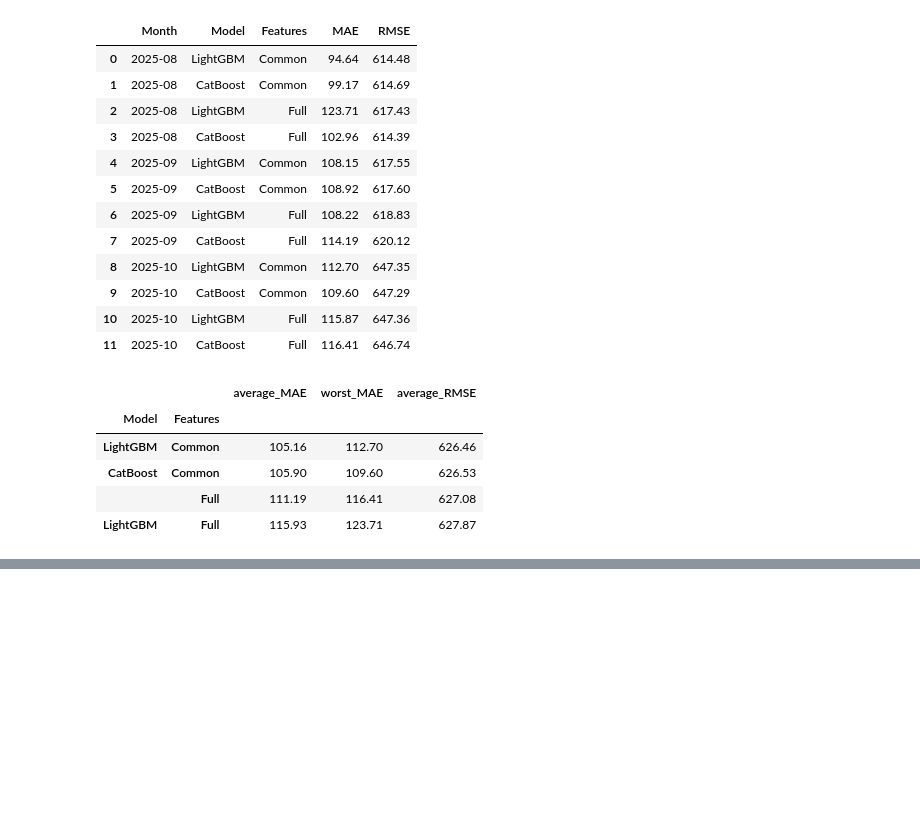
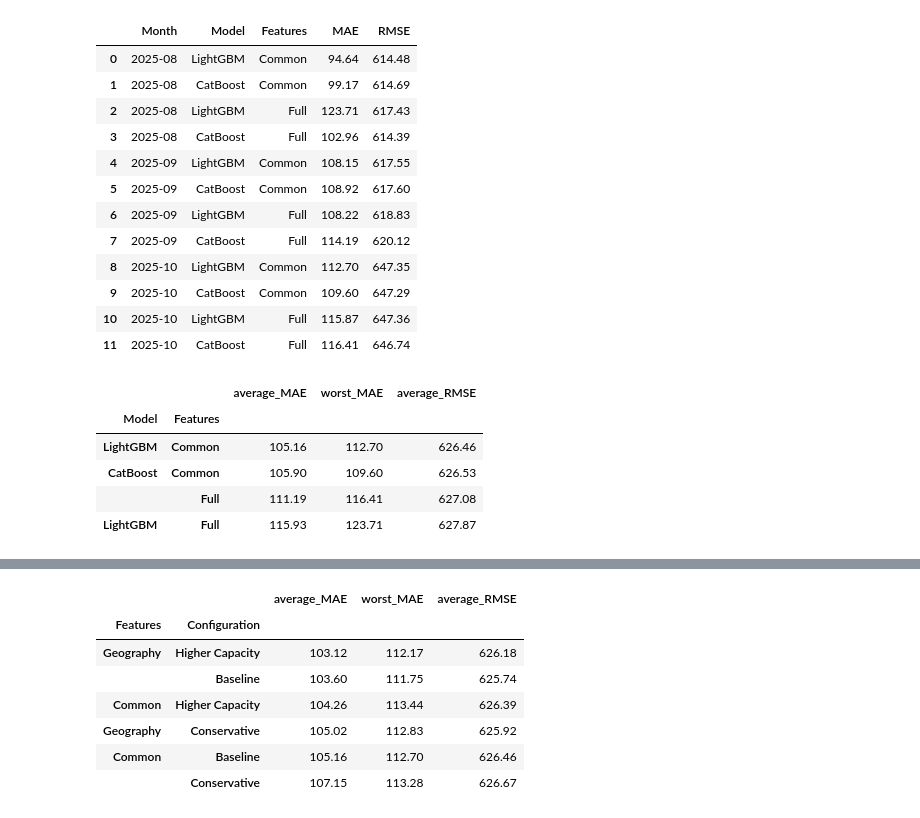
Before and after one commit to ahmedalikeerio/spotter-freight-rate-prediction, a Jupyter notebook: notebooks/05_model_comparison.ipynb, the cells around one changed output, grey strips where cells are left out. Cells and saved outputs as stored; diff of their text form; code cells hidden in the pictures; blank space fills up the shorter version.

```diff
--- a/notebooks/05_model_comparison.ipynb
+++ b/notebooks/05_model_comparison.ipynb
@@ -315,0 +406,17 @@ display(ablation_summary)
+# %%
+
+tuning_configs = {
+    "Baseline": {},
+
+    "Conservative": {
+        "num_leaves": 15,
+        "min_child_samples": 100,
+        "reg_lambda": 5.0
+    },
+
+    "Higher Capacity": {
+        "num_leaves": 45,
+        "min_child_samples": 40,
+        "reg_lambda": 3.0
+    }
+}
@@ -315,0 +492,25 @@ display(ablation_summary)
+# %%
+
+
+tuning_summary = (
+    tuning_df
+    .groupby(["Features", "Configuration"])
+    .agg(
+        average_MAE=("MAE", "mean"),
+        worst_MAE=("MAE", "max"),
+        average_RMSE=("RMSE", "mean")
+    )
+    .round(2)
+    .sort_values("average_MAE")
+)
+
+display(tuning_summary)
+# %% [output]
+|  |  | average_MAE | worst_MAE | average_RMSE |
+| Features | Configuration |  |  |  |
+| Geography | Higher Capacity | 103.12 | 112.17 | 626.18 |
+|  | Baseline | 103.60 | 111.75 | 625.74 |
+| Common | Higher Capacity | 104.26 | 113.44 | 626.39 |
+| Geography | Conservative | 105.02 | 112.83 | 625.92 |
+| Common | Baseline | 105.16 | 112.70 | 626.46 |
+|  | Conservative | 107.15 | 113.28 | 626.67 |
```
Also changed, not shown: parts of 9 cells of this notebook, 1 other file.
